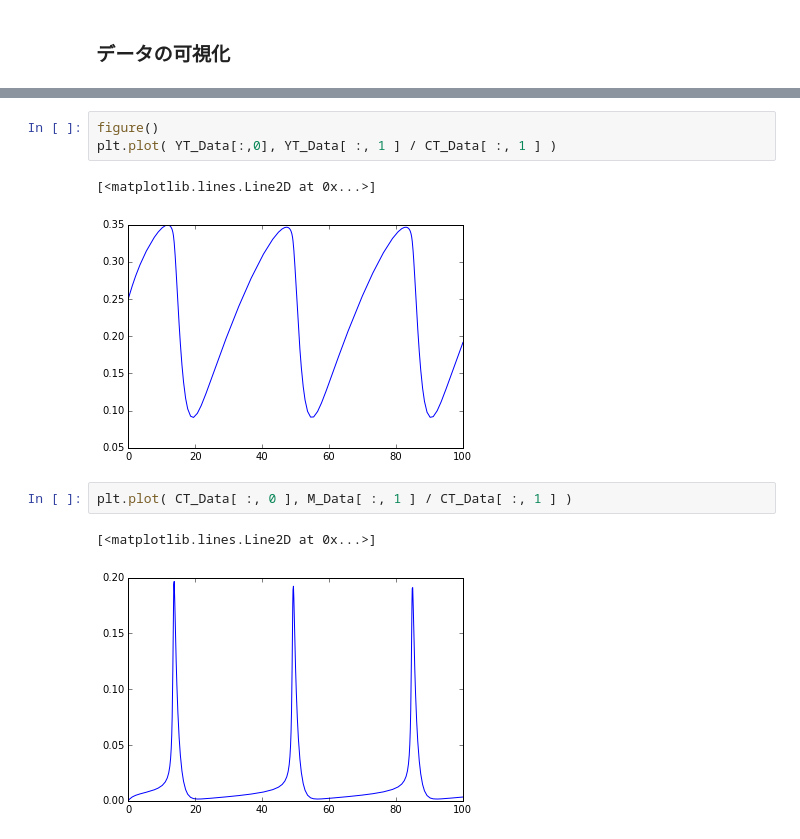
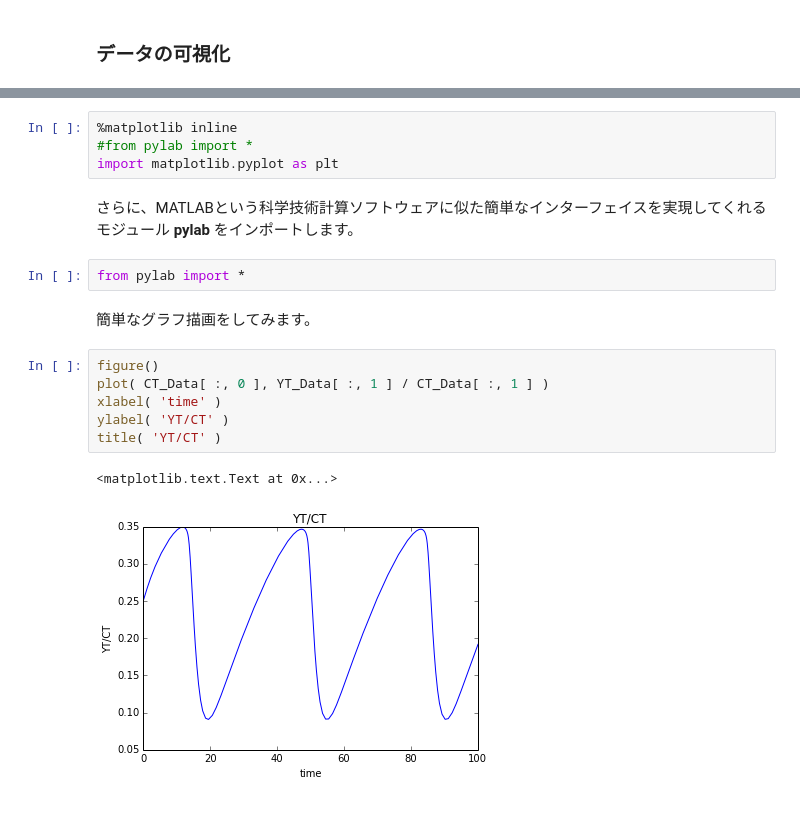
Before and after one commit to naito/BioSimulation1, a Jupyter notebook: Lecture-02.ipynb, the cells around one changed output, grey strips where cells are left out. Saved outputs shown, nothing was run; the diff lists cells and outputs as text.

```diff
--- a/Lecture-02.ipynb
+++ b/Lecture-02.ipynb
@@ -83,11 +104,19 @@ CT_Data = np.array( CT.getData(0,100,0.1) )
+# %%
+%matplotlib inline
+#from pylab import *
+import matplotlib.pyplot as plt
+# %% [markdown]
+さらに、MATLABという科学技術計算ソフトウェアに似た簡単なインターフェイスを実現してくれるモジュール **pylab** をインポートします。
+# %%
+from pylab import *
+# %% [markdown]
+簡単なグラフ描画をしてみます。
 # %%
 figure()
-plt.plot( YT_Data[:,0], YT_Data[ :, 1 ] / CT_Data[ :, 1 ] )
+plot( CT_Data[ :, 0 ], YT_Data[ :, 1 ] / CT_Data[ :, 1 ] )
+xlabel( 'time' )
+ylabel( 'YT/CT' )
+title( 'YT/CT' )
 # %% [output]
-[<matplotlib.lines.Line2D at 0x...>]
+<matplotlib.text.Text at 0x...>
-[figure, old version]
+[figure, new version]
-# %%
-plt.plot( CT_Data[ :, 0 ], M_Data[ :, 1 ] / CT_Data[ :, 1 ] )
-# %% [output]
-[<matplotlib.lines.Line2D at 0x...>]
-[figure, removed]
```
Also changed, not shown: parts of 23 cells of this notebook.
